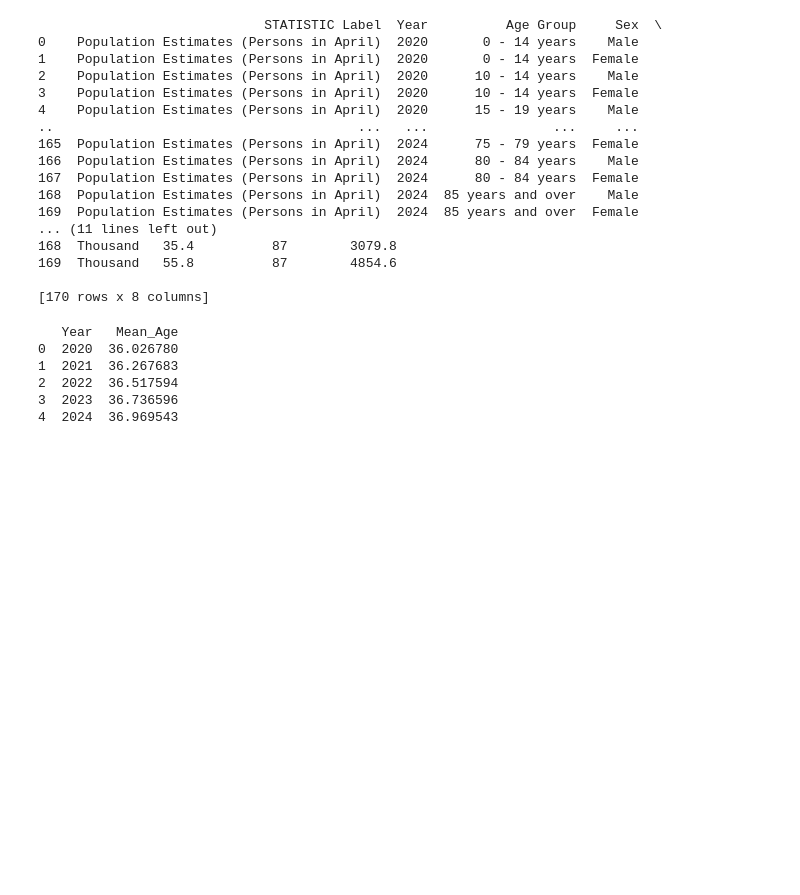
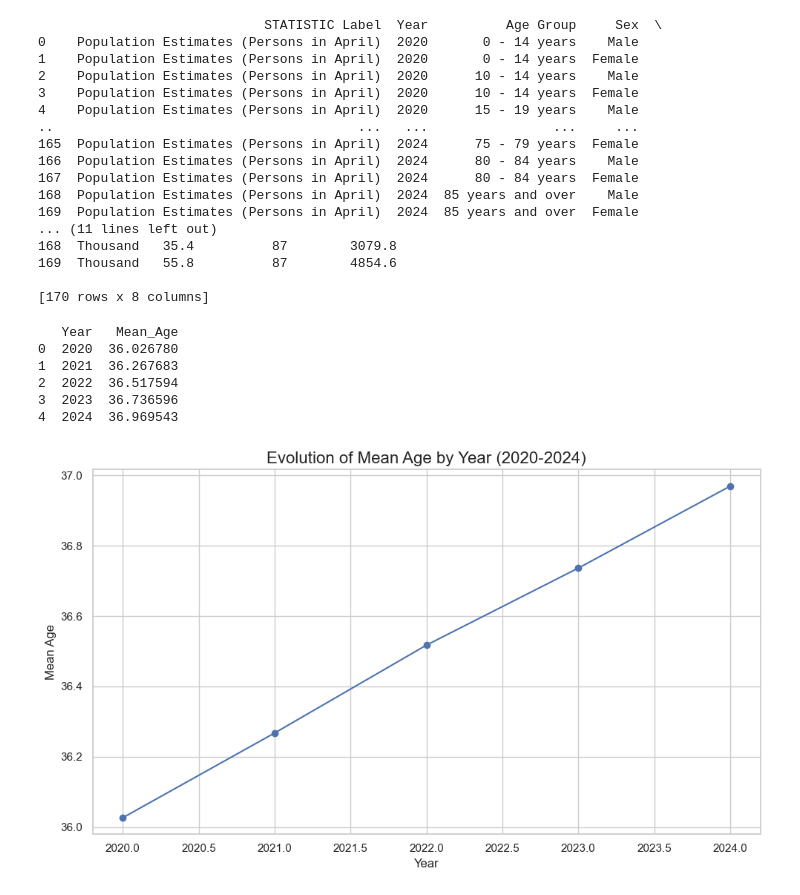
Before and after one commit to FrancescaRuberto/PDFA-Project, a Jupyter notebook: PFDA_project.ipynb, the cells around one changed output. Saved outputs shown, nothing was run; the diff lists cells and outputs as text; code cells hidden in the pictures; blank space fills up the shorter version.

Commit message:
added evolution of the mean age plot

```diff
--- a/PFDA_project.ipynb
+++ b/PFDA_project.ipynb
@@ -290,3 +290,15 @@ print(age_mean_by_year)
 2  2022  36.517594
 3  2023  36.736596
 4  2024  36.969543
+# %%
+# Plot the evolution of the mean age
+plt.figure(figsize=(10, 6))
+plt.plot(age_mean_by_year['Year'], age_mean_by_year['Mean_Age'], marker='o', linestyle='-', color='b')
+plt.title('Evolution of Mean Age by Year (2020-2024)', fontsize=16)
+plt.xlabel('Year', fontsize=12)
+plt.ylabel('Mean Age', fontsize=12)
+plt.grid(True)
+plt.tight_layout()
+plt.show()
+# %% [output]
+[figure, added]
```
